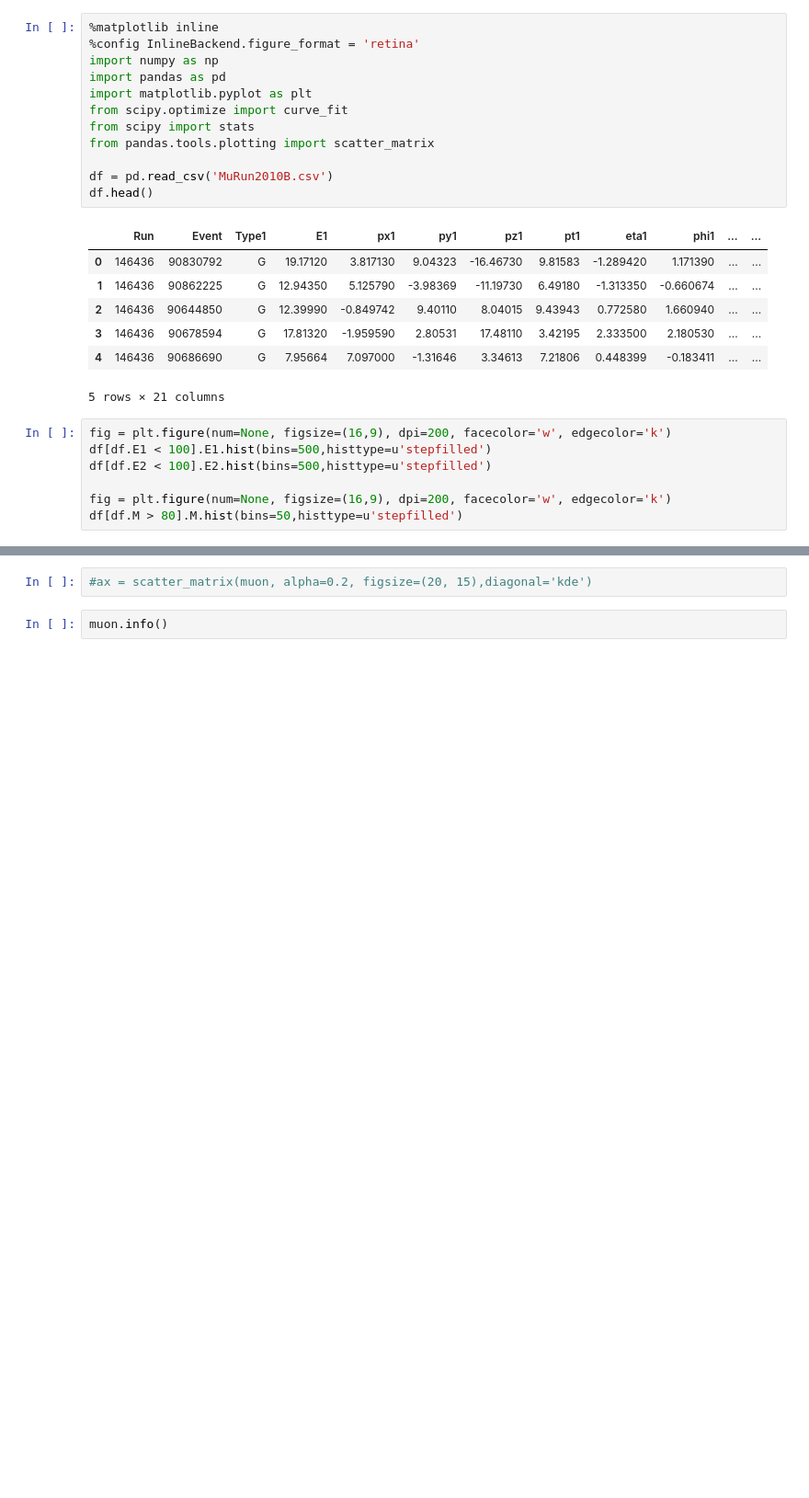
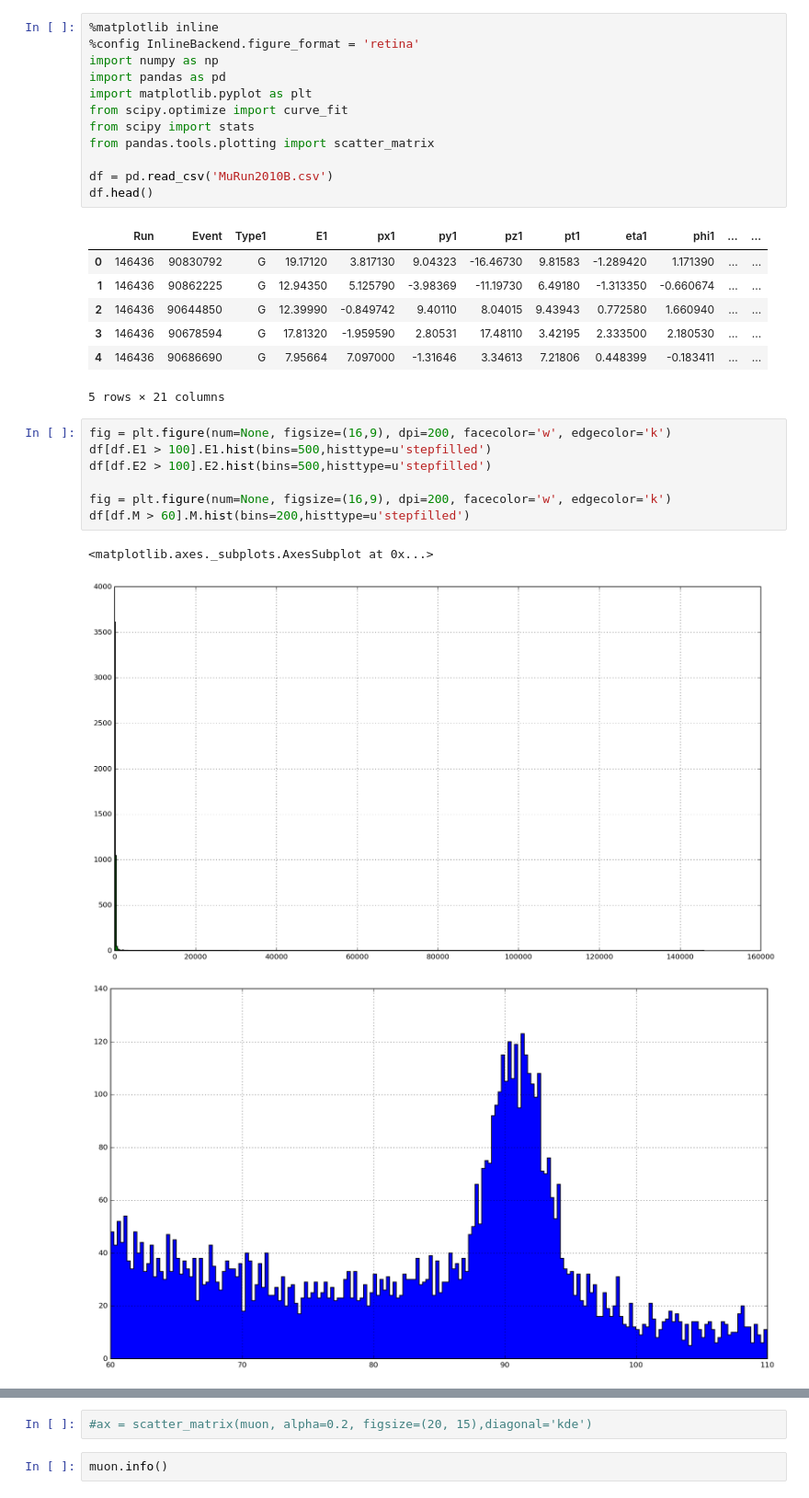
Before and after one commit to Biswa37/Homework, a Jupyter notebook: PHYS723/project/LHC/CMS_data/MuRun.ipynb, the cells around one changed output, grey strips where cells are left out. Shown at 92% size. Saved outputs shown, nothing was run; the diff lists cells and outputs as text; blank space fills up the shorter version.

```diff
--- a/PHYS723/project/LHC/CMS_data/MuRun.ipynb
+++ b/PHYS723/project/LHC/CMS_data/MuRun.ipynb
@@ -20,11 +20,15 @@ df.head()
 5 rows × 21 columns
 # %%
 fig = plt.figure(num=None, figsize=(16,9), dpi=200, facecolor='w', edgecolor='k')
-df[df.E1 < 100].E1.hist(bins=500,histtype=u'stepfilled')
-df[df.E2 < 100].E2.hist(bins=500,histtype=u'stepfilled')
+df[df.E1 > 100].E1.hist(bins=500,histtype=u'stepfilled')
+df[df.E2 > 100].E2.hist(bins=500,histtype=u'stepfilled')
 
 fig = plt.figure(num=None, figsize=(16,9), dpi=200, facecolor='w', edgecolor='k')
-df[df.M > 80].M.hist(bins=50,histtype=u'stepfilled')
+df[df.M > 60].M.hist(bins=200,histtype=u'stepfilled')
+# %% [output]
+<matplotlib.axes._subplots.AxesSubplot at 0x...>
+[figure, added]
+[figure, added]
 # %%
 muon = df[df.E1 < 100]
 muon = muon[muon.E2 < 100]
```
Also changed, not shown: parts of 16 cells of this notebook, 2 other files.
